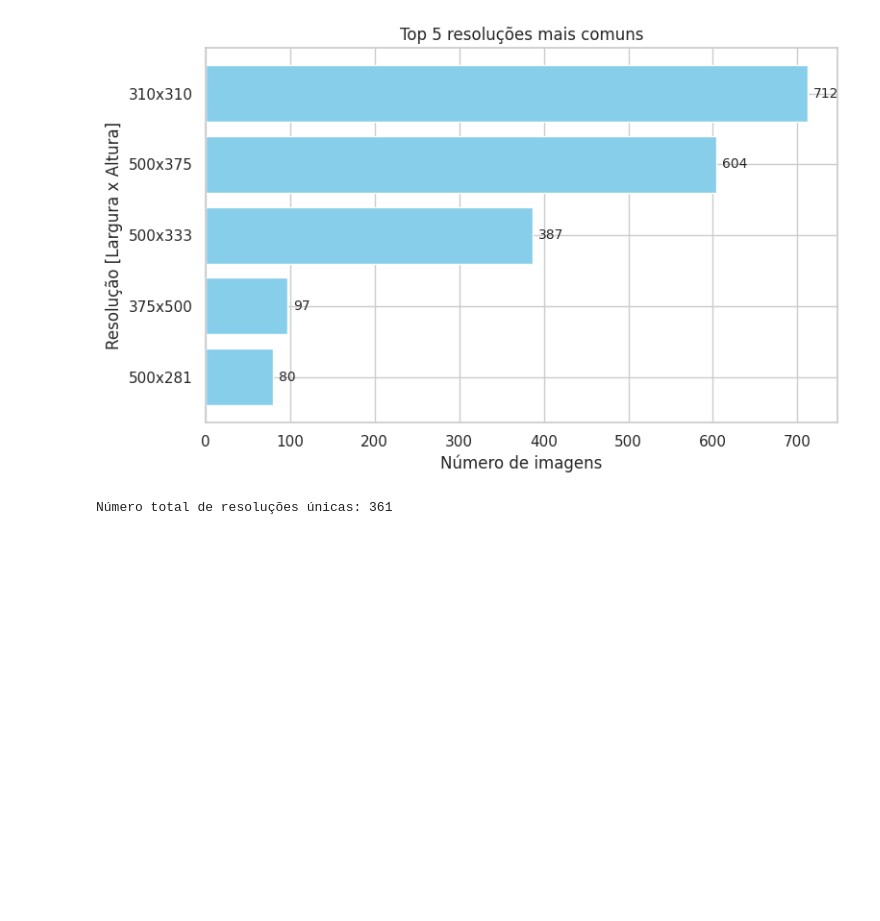
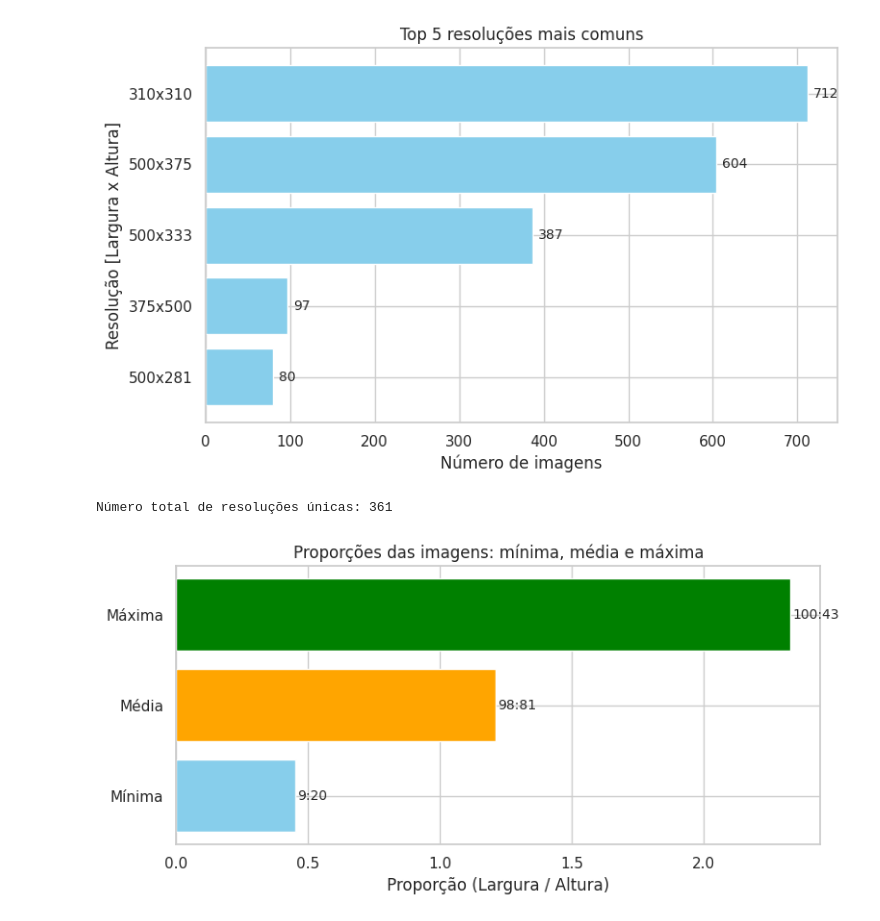
Before and after one commit to PedroSampaioDias/papagaio, a Jupyter notebook: papagaio.ipynb, the cells around one changed output. Drawn from its saved outputs; the diff is of its cells as text; code cells hidden in the pictures; blank space fills up the shorter version.

```diff
--- a/papagaio.ipynb
+++ b/papagaio.ipynb
@@ -282,3 +283,56 @@ total_resolucoes = len(contagem)
 print(f"Número total de resoluções únicas: {total_resolucoes}")
 # %% [output]
 Número total de resoluções únicas: 361
+# %%
+proporcoes = []
+
+# Percorre todas as subpastas e arquivos
+for root, dirs, files in os.walk(dataset_path):
+    for file in files:
+        ext = os.path.splitext(file)[1].lower()
+        if ext in [".jpg", ".jpeg", ".png", ".bmp", ".tiff", ".gif"]:
+            try:
+                img_path = os.path.join(root, file)
+                with Image.open(img_path) as img:
+                    w, h = img.size
+                    proporcao = Fraction(w, h).limit_denominator(100)  # simplifica a fração
+                    proporcoes.append(proporcao)
+            except:
+                pass  # ignora arquivos corrompidos
+
+# Calcula estatísticas
+prop_min = min(proporcoes)
+prop_max = max(proporcoes)
+prop_media_decimal = np.mean([float(p) for p in proporcoes])
+prop_media = Fraction(prop_media_decimal).limit_denominator(100)
+
+# Lista para plot
+barras = [
+    ("Mínima", prop_min),
+    ("Média", prop_media),
+    ("Máxima", prop_max)
+]
+
+# Ordena por proporção decimal
+barras.sort(key=lambda x: float(x[1]))
+
+# Extrai dados para plot
+nomes = [nome for nome, val in barras]
+valores = [float(val) for nome, val in barras]
+labels = [f"{val.numerator}:{val.denominator}" for nome, val in barras]  # rótulo L:A
+
+# Cria gráfico horizontal
+plt.figure(figsize=(8,4))
+bars = plt.barh(nomes, valores, color=["skyblue", "orange", "green"])
+plt.xlabel("Proporção (Largura / Altura)")
+plt.title("Proporções das imagens: mínima, média e máxima")
+
+# Adiciona rótulo L:A na frente da barra
+for bar, label in zip(bars, labels):
+    plt.text(bar.get_width() + 0.01, bar.get_y() + bar.get_height()/2,
+             label, va="center", fontsize=10)
+
+plt.tight_layout()
+plt.show()
+# %% [output]
+[figure, added]
```
Also changed, not shown: parts of 2 cells of this notebook.
